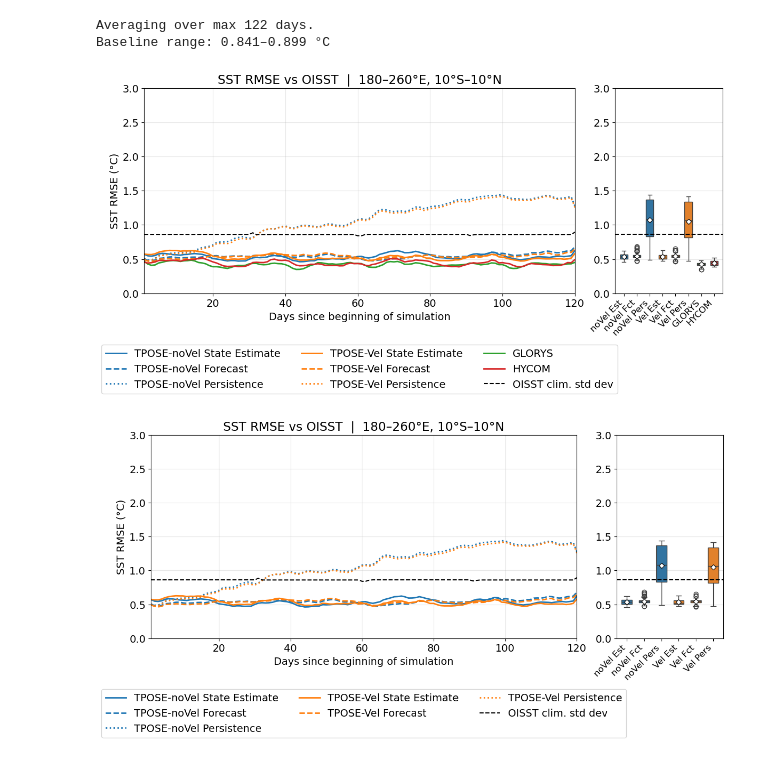
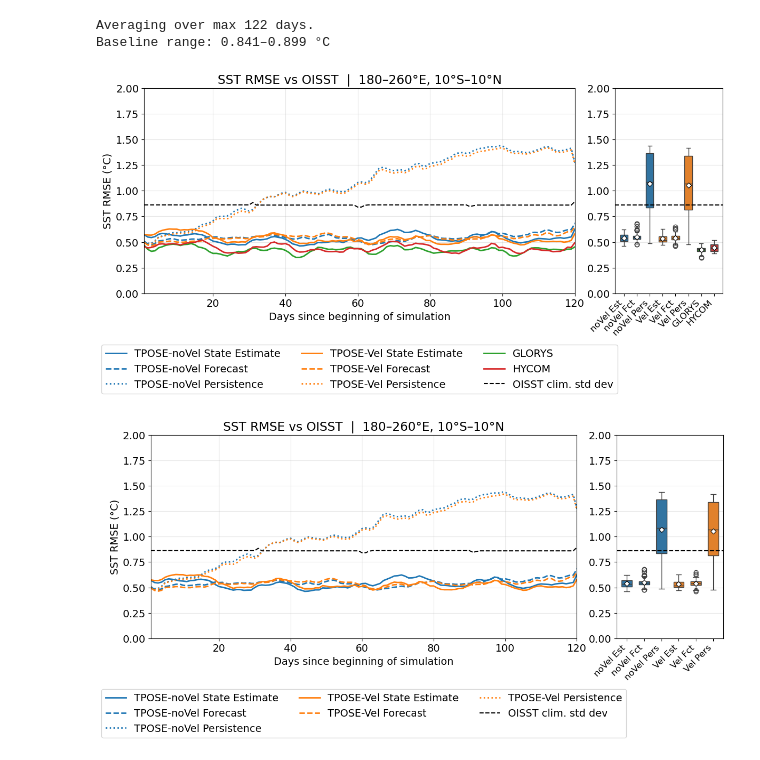
Before and after one commit to eldavenport/tpose-vel-davenport-2026, a Jupyter notebook: forecasts/SST_forecast_multi_window.ipynb, the cells around one changed output. Cells and saved outputs as stored; diff of their text form; code cells hidden in the pictures.

```diff
--- a/forecasts/SST_forecast_multi_window.ipynb
+++ b/forecasts/SST_forecast_multi_window.ipynb
@@ -313,7 +313,7 @@ Baseline range: 0.841–0.899 °C
 import seaborn as sns
 import matplotlib.gridspec as gridspec
 
-ylim = (0, 3.0)
+ylim = (0, 2.0)
 
 specs = [
     ('noVel_est',  'TPOSE-noVel State Estimate', 'noVel Est',  'C0', '-'),
@@ -347,32 +347,32 @@ for datasets, suffix in [(datasets_all, ''), (datasets_tpose, '_tpose_only')]:
         ax.plot(days_avg, data, color=color, lw=2, ls=ls, label=long_name)
     ax.plot(days_avg, baseline_avg, color='k', lw=1.5, ls='--', label='OISST clim. std dev')
 
     ax.set_xlabel('Days since beginning of simulation')
     ax.set_ylabel('SST RMSE (°C)')
     ax.set_title('SST RMSE vs OISST  |  180–260°E, 10°S–10°N')
     ax.set_xlim(days_avg[0], days_avg[-1]-2)
     ax.set_ylim(ylim)
     ax.grid(alpha=0.3)
     ax.legend(loc='upper center', bbox_to_anchor=(0.5, -0.25), ncol=3, borderaxespad=0)
 
     ts_data   = [ds[0] for ds in datasets]
     col_names = [f'ds{k}' for k in range(len(ts_data))]
     all_vals  = [d[~np.isnan(d)] for d in ts_data]
     box_df    = pd.DataFrame({n: pd.Series(v) for n, v in zip(col_names, all_vals)})
     pal_dict  = dict(zip(col_names, palette))
     sns.boxplot(data=box_df, ax=ax_b, palette=pal_dict, width=0.6)
     for k, d in enumerate(ts_data):
         ax_b.plot(k, np.nanmean(d), marker='D', ms=5, color='white', mec='black', mew=0.8, zorder=5)
     ax_b.axhline(np.nanmedian(baseline_avg), color='k', lw=1.5, ls='--')
     ax_b.set_xticks(range(len(short_names)))
     ax_b.set_xticklabels(short_names, fontsize=12, rotation=45, ha='right')
     ax_b.set_ylabel('')
     ax_b.set_ylim(ylim)
     ax_b.grid(alpha=0.3, axis='y')
 
     plt.savefig(foldername + f'sst_rmse_vs_oisst_multi_window{suffix}.png',
                 dpi=150, bbox_inches='tight')
     plt.show()
 # %% [output]
-[figure, old version]
+[figure, new version]
-[figure, old version]
+[figure, new version]
```
Also changed, not shown: 12 other files.
